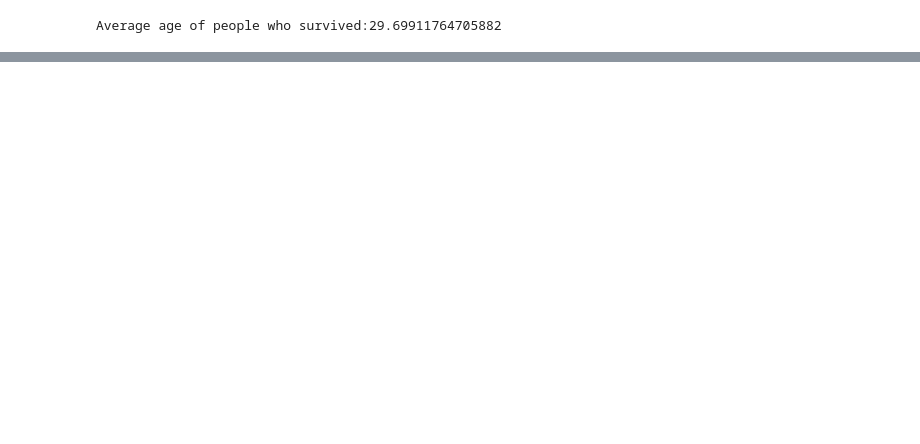
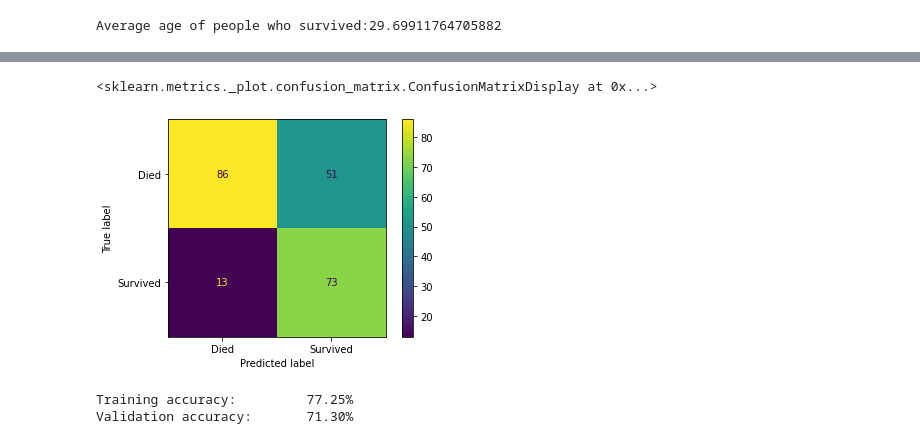
Before and after one commit to gilokip/Kaggle_challenge, a Jupyter notebook: Kaggle_challenge.ipynb, the cells around one changed output, grey strips where cells are left out. Saved outputs shown, nothing was run; the diff lists cells and outputs as text; code cells hidden in the pictures; blank space fills up the shorter version.

```diff
--- a/Kaggle_challenge.ipynb
+++ b/Kaggle_challenge.ipynb
@@ -61,0 +184,3 @@ from xgboost.sklearn import XGBClassifier
+# %%
+y = train_data['Survived'].copy()
+y.head()
@@ -61,0 +203,4 @@ from xgboost.sklearn import XGBClassifier
+# %%
+#One-hot encoding the Sex column
+X_encoded = pd.get_dummies(X, columns=['Sex'])
+X_encoded.head()
@@ -61,0 +223,2 @@ from xgboost.sklearn import XGBClassifier
+# %%
+X_train, X_test, y_train, y_test = train_test_split (X_encoded, y, random_state=42, stratify=y)
@@ -61,0 +233,12 @@ from xgboost.sklearn import XGBClassifier
+# %%
+#Training our model
+clf_xgb = xgb.XGBClassifier(objective='binary:logistic', missing=None, seed=42, learning_rate=0.1,
+    n_estimators=200,
+    max_depth=8,
+    min_child_weight=1,
+    gamma=0.25,
+    reg_lambda=10,
+    subsample=0.9,
+    colsample_bytree=0.5,
+    scale_pos_weight=3)
+clf_xgb.fit(X_train, y_train, verbose=True, early_stopping_rounds=10, eval_metric='aucpr', eval_set=[(X_test, y_test)])
@@ -61,0 +272,5 @@ from xgboost.sklearn import XGBClassifier
+# %%
+plot_confusion_matrix(clf_xgb, X_test, y_test, values_format = 'd', display_labels=["Died", "Survived"])
+# %% [output]
+<sklearn.metrics._plot.confusion_matrix.ConfusionMatrixDisplay at 0x...>
+[figure, added]
@@ -61,0 +281,6 @@ from xgboost.sklearn import XGBClassifier
+# %%
+print(f'Training accuracy:        {accuracy_score(y_train,  y_train_predict)*100: .2f}%')
+print(f'Validation accuracy:      {accuracy_score(y_test, y_predict)*100: .2f}%')
+# %% [output]
+Training accuracy:         77.25%
+Validation accuracy:       71.30%
```
Also changed, not shown: parts of 29 cells of this notebook, 1 other file.
